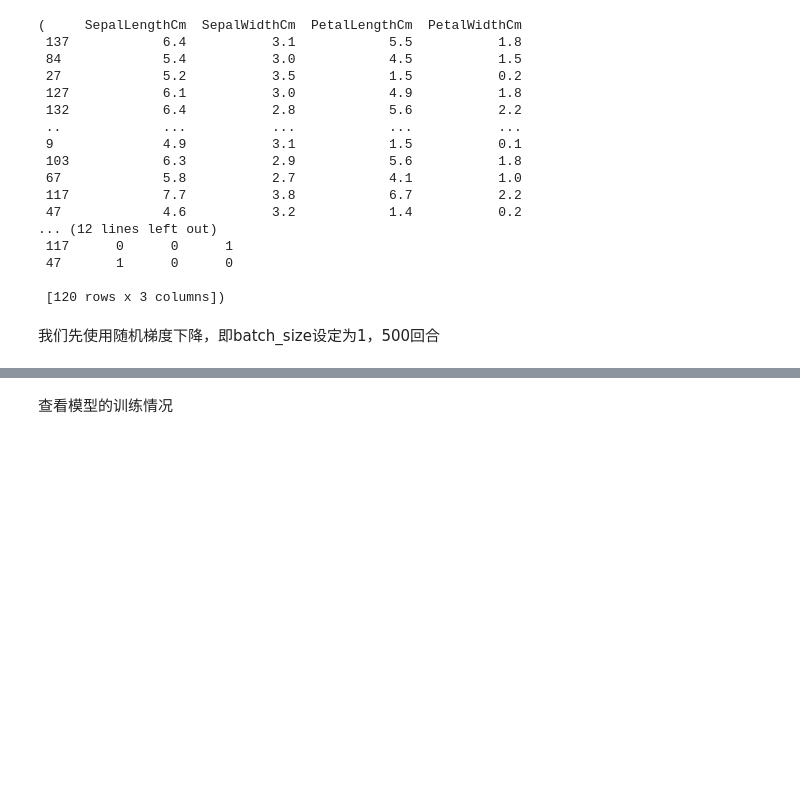
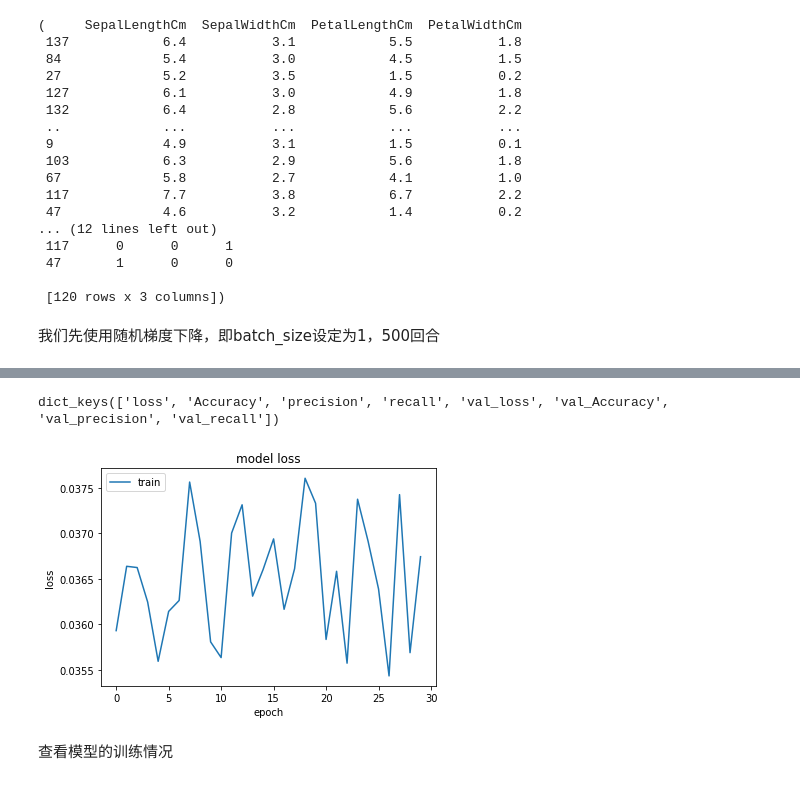
Before and after one commit to Hacker-jh/ML_repo, a Jupyter notebook: ffnn-on-iris.ipynb, the cells around one changed output, grey strips where cells are left out. Drawn from its saved outputs; the diff is of its cells as text; code cells hidden in the pictures; blank space fills up the shorter version.

```diff
--- a/ffnn-on-iris.ipynb
+++ b/ffnn-on-iris.ipynb
@@ -487,3 +503,15 @@ model.fit(X_train, # input data
+# %%
+# summarize history for accuracy
+plt.plot(history.history['loss'])
+# plt.plot(history.history['val_accuracy'])
+plt.title('model loss')
+plt.ylabel('loss')
+plt.xlabel('epoch')
+plt.legend(['train', 'test'], loc='upper left')
+plt.show()
+# %% [output]
+dict_keys(['loss', 'Accuracy', 'precision', 'recall', 'val_loss', 'val_Accuracy', 'val_precision', 'val_recall'])
+[figure, added]
 # %% [markdown]
 查看模型的训练情况
 # %%
```
Also changed, not shown: parts of 13 cells of this notebook.
